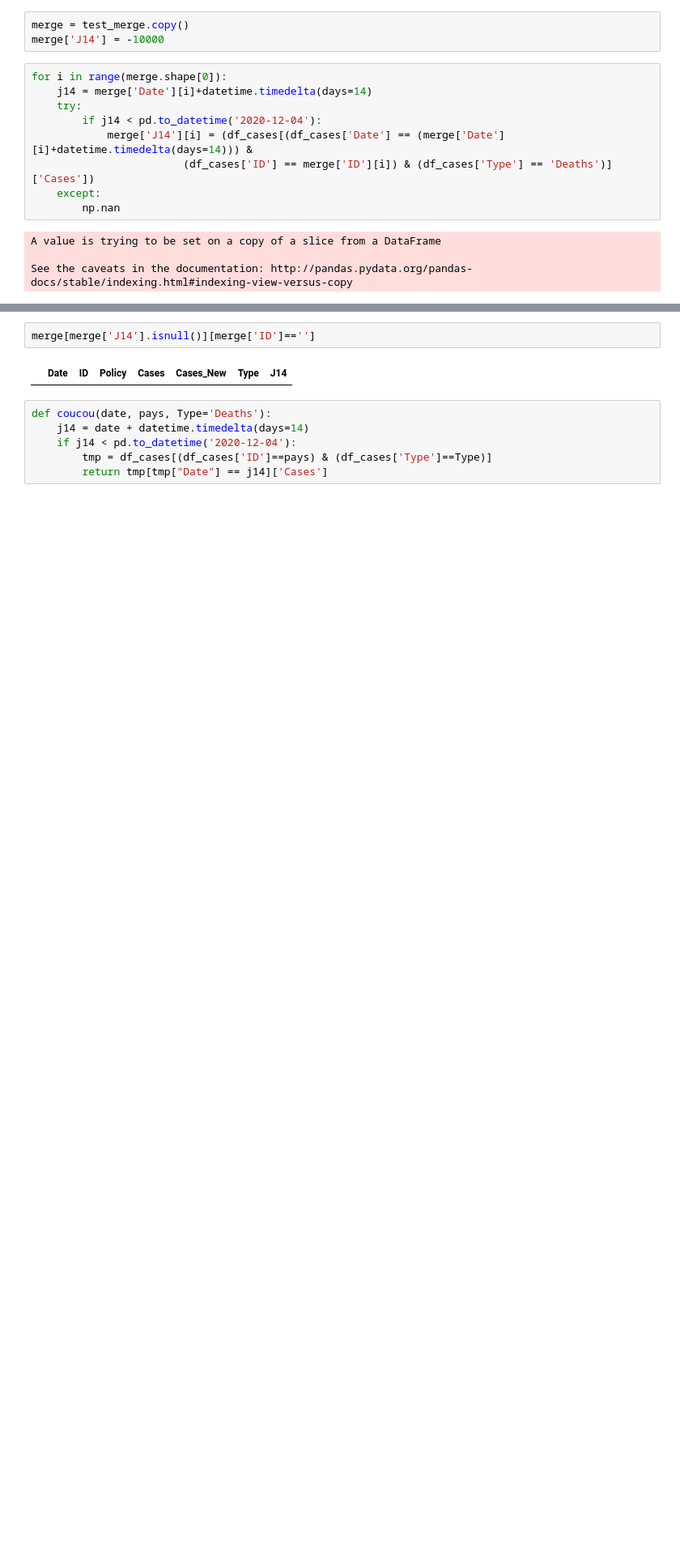
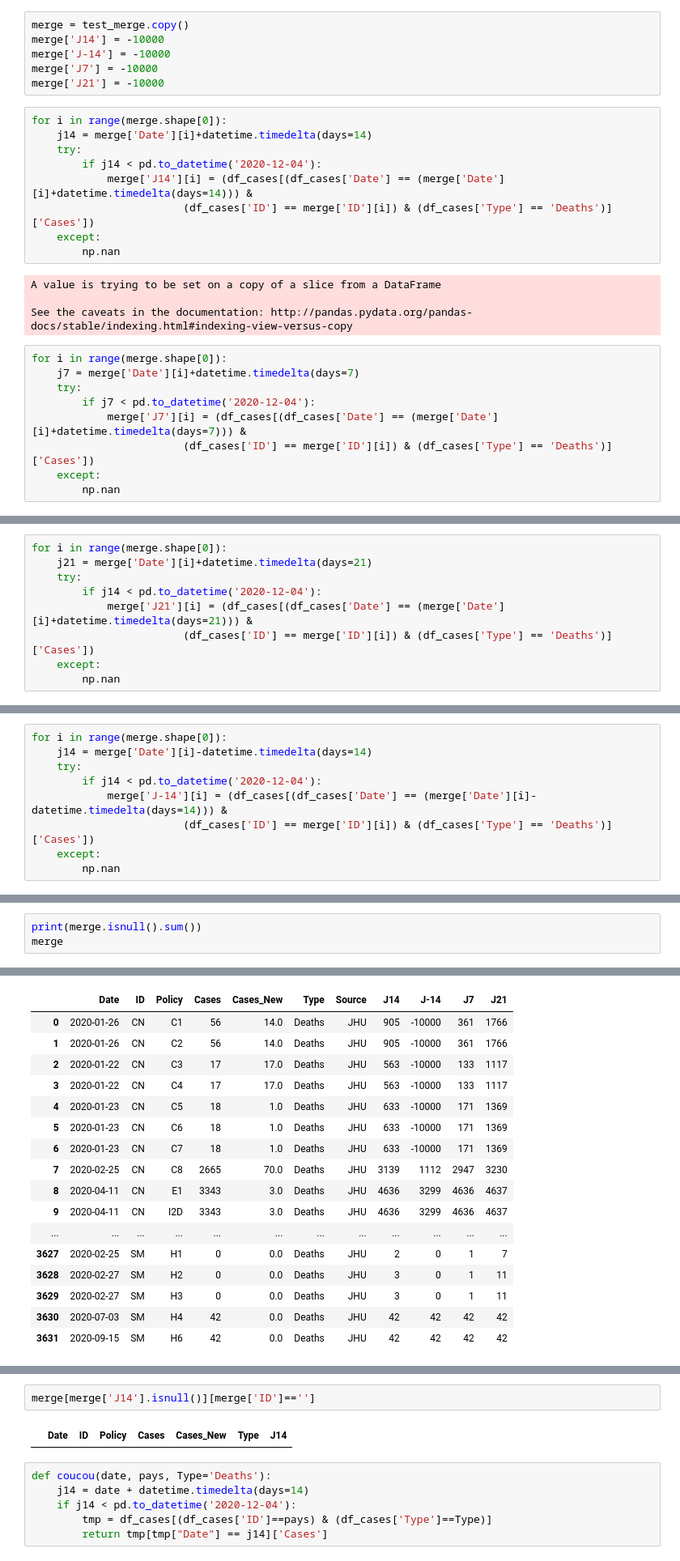
Before and after one commit to TristanBOOK/coronanet, a Jupyter notebook: Notebooks/Laurent_DF_creation.ipynb, the cells around one changed output, grey strips where cells are left out. Shown at 81% size. Cells and saved outputs as stored; diff of their text form; blank space fills up the shorter version.

Commit message:
creation of 4 Features : j-14, j7, j14, j21 from the cases_df file

```diff
--- a/Notebooks/Laurent_DF_creation.ipynb
+++ b/Notebooks/Laurent_DF_creation.ipynb
@@ -124,6 +124,9 @@ test_merge.head()
 # %%
 merge = test_merge.copy()
 merge['J14'] = -10000
+merge['J-14'] = -10000
+merge['J7'] = -10000
+merge['J21'] = -10000
 # %%
 for i in range(merge.shape[0]):
     j14 = merge['Date'][i]+datetime.timedelta(days=14)
@@ -137,3 +140,12 @@ for i in range(merge.shape[0]):
 A value is trying to be set on a copy of a slice from a DataFrame
 
 See the caveats in the documentation: http://pandas.pydata.org/pandas-docs/stable/indexing.html#indexing-view-versus-copy
+# %%
+for i in range(merge.shape[0]):
+    j7 = merge['Date'][i]+datetime.timedelta(days=7)
+    try:
+        if j7 < pd.to_datetime('2020-12-04'):
+            merge['J7'][i] = (df_cases[(df_cases['Date'] == (merge['Date'][i]+datetime.timedelta(days=7))) &
+                        (df_cases['ID'] == merge['ID'][i]) & (df_cases['Type'] == 'Deaths')]['Cases'])
+    except:
+        np.nan
@@ -139,0 +156,9 @@ See the caveats in the documentation: http://pandas.pydata.org/pandas-docs/stabl
+# %%
+for i in range(merge.shape[0]):
+    j21 = merge['Date'][i]+datetime.timedelta(days=21)
+    try:
+        if j14 < pd.to_datetime('2020-12-04'):
+            merge['J21'][i] = (df_cases[(df_cases['Date'] == (merge['Date'][i]+datetime.timedelta(days=21))) &
+                        (df_cases['ID'] == merge['ID'][i]) & (df_cases['Type'] == 'Deaths')]['Cases'])
+    except:
+        np.nan
@@ -139,0 +169,9 @@ See the caveats in the documentation: http://pandas.pydata.org/pandas-docs/stabl
+# %%
+for i in range(merge.shape[0]):
+    j14 = merge['Date'][i]-datetime.timedelta(days=14)
+    try:
+        if j14 < pd.to_datetime('2020-12-04'):
+            merge['J-14'][i] = (df_cases[(df_cases['Date'] == (merge['Date'][i]-datetime.timedelta(days=14))) &
+                        (df_cases['ID'] == merge['ID'][i]) & (df_cases['Type'] == 'Deaths')]['Cases'])
+    except:
+        np.nan
@@ -139,0 +182,4 @@ See the caveats in the documentation: http://pandas.pydata.org/pandas-docs/stabl
+# %%
+print(merge.isnull().sum())
+merge
+# %% [output]
@@ -139,0 +198,17 @@ See the caveats in the documentation: http://pandas.pydata.org/pandas-docs/stabl
+|  | Date | ID | Policy | Cases | Cases_New | Type | Source | J14 | J-14 | J7 | J21 |
+| 0 | 2020-01-26 | CN | C1 | 56 | 14.0 | Deaths | JHU | 905 | -10000 | 361 | 1766 |
+| 1 | 2020-01-26 | CN | C2 | 56 | 14.0 | Deaths | JHU | 905 | -10000 | 361 | 1766 |
+| 2 | 2020-01-22 | CN | C3 | 17 | 17.0 | Deaths | JHU | 563 | -10000 | 133 | 1117 |
+| 3 | 2020-01-22 | CN | C4 | 17 | 17.0 | Deaths | JHU | 563 | -10000 | 133 | 1117 |
+| 4 | 2020-01-23 | CN | C5 | 18 | 1.0 | Deaths | JHU | 633 | -10000 | 171 | 1369 |
+| 5 | 2020-01-23 | CN | C6 | 18 | 1.0 | Deaths | JHU | 633 | -10000 | 171 | 1369 |
+| 6 | 2020-01-23 | CN | C7 | 18 | 1.0 | Deaths | JHU | 633 | -10000 | 171 | 1369 |
+| 7 | 2020-02-25 | CN | C8 | 2665 | 70.0 | Deaths | JHU | 3139 | 1112 | 2947 | 3230 |
+| 8 | 2020-04-11 | CN | E1 | 3343 | 3.0 | Deaths | JHU | 4636 | 3299 | 4636 | 4637 |
+| 9 | 2020-04-11 | CN | I2D | 3343 | 3.0 | Deaths | JHU | 4636 | 3299 | 4636 | 4637 |
+| ... | ... | ... | ... | ... | ... | ... | ... | ... | ... | ... | ... |
+| 3627 | 2020-02-25 | SM | H1 | 0 | 0.0 | Deaths | JHU | 2 | 0 | 1 | 7 |
+| 3628 | 2020-02-27 | SM | H2 | 0 | 0.0 | Deaths | JHU | 3 | 0 | 1 | 11 |
+| 3629 | 2020-02-27 | SM | H3 | 0 | 0.0 | Deaths | JHU | 3 | 0 | 1 | 11 |
+| 3630 | 2020-07-03 | SM | H4 | 42 | 0.0 | Deaths | JHU | 42 | 42 | 42 | 42 |
+| 3631 | 2020-09-15 | SM | H6 | 42 | 0.0 | Deaths | JHU | 42 | 42 | 42 | 42 |
```
Also changed, not shown: parts of 6 cells of this notebook, 2 other files.
